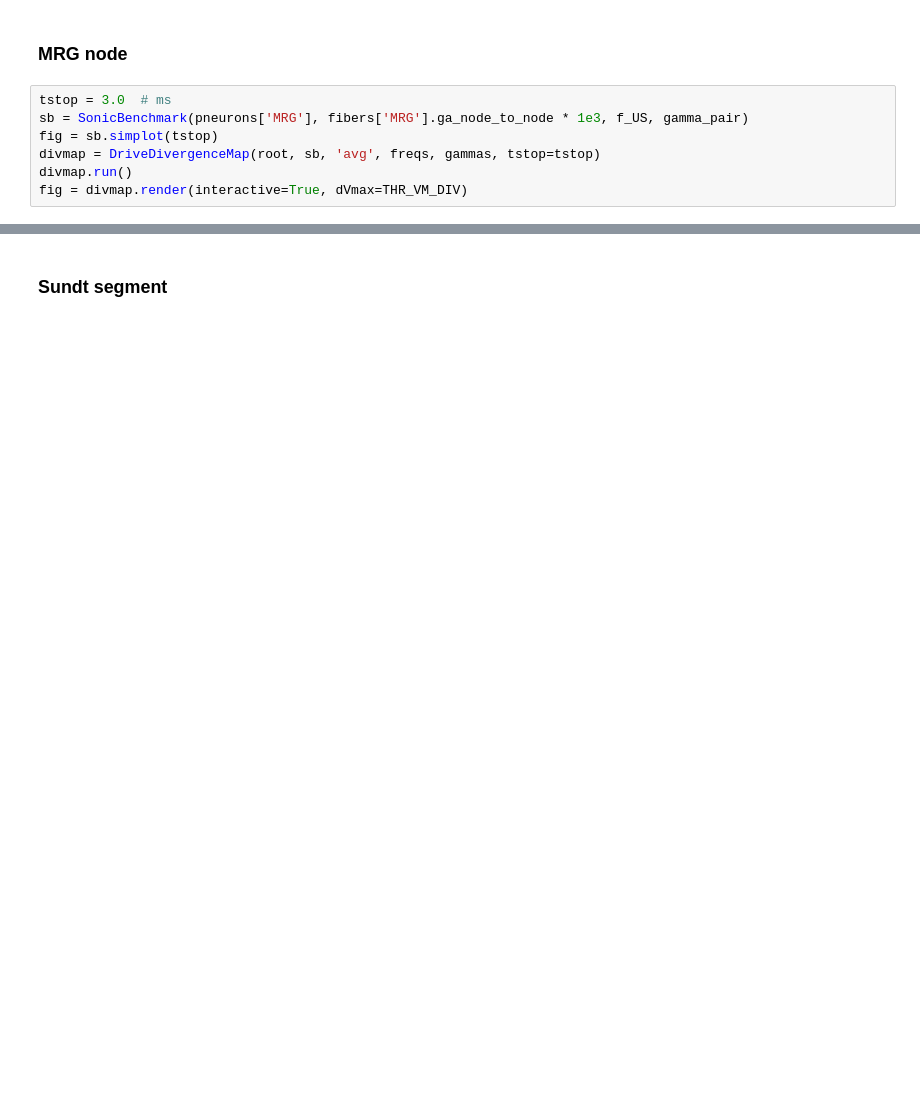
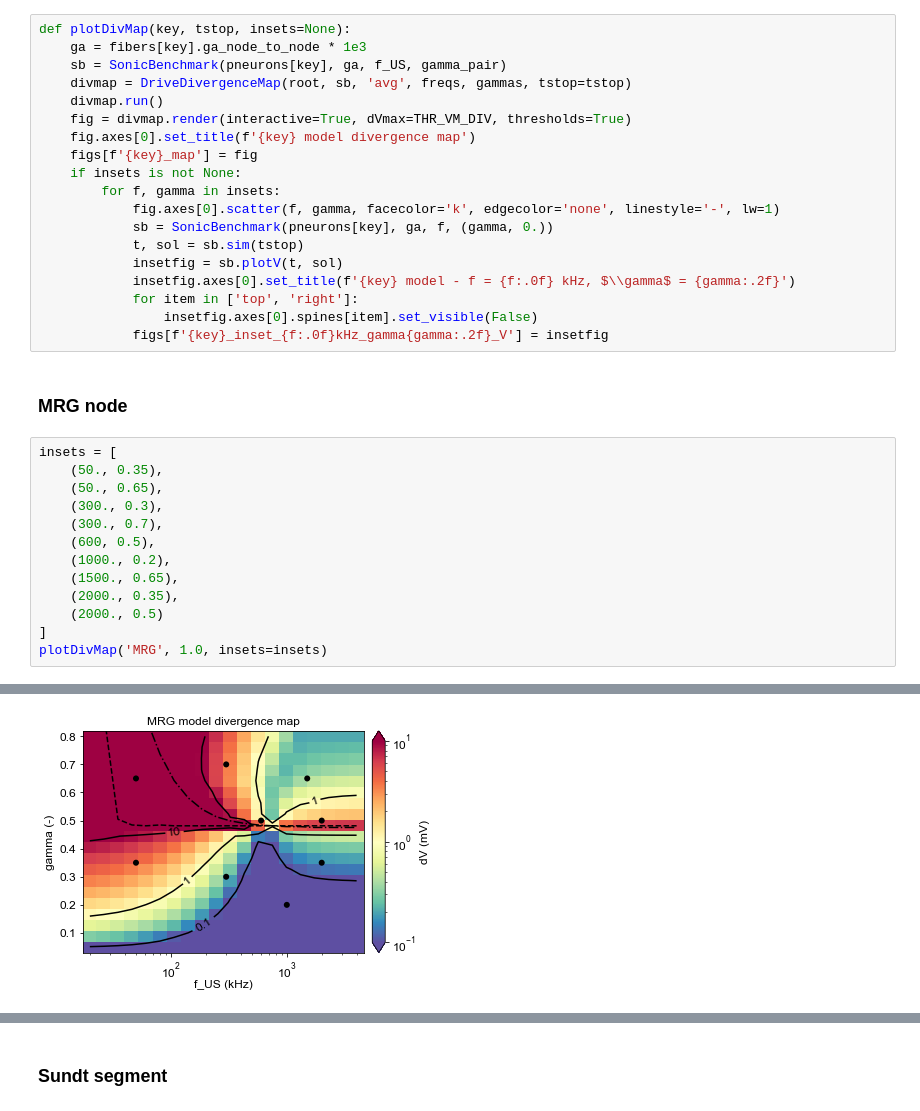
Before and after one commit to tjjlemaire/MorphoSONIC, a Jupyter notebook: notebooks/SONIC multi-comp benchmark.ipynb, the cells around one changed output, grey strips where cells are left out. Saved outputs shown, nothing was run; the diff lists cells and outputs as text; blank space fills up the shorter version.

```diff
--- a/notebooks/SONIC multi-comp benchmark.ipynb
+++ b/notebooks/SONIC multi-comp benchmark.ipynb
@@ -238,9 +198,35 @@ def plotDriveDivergenceMap(pneuron, fiber, tstop):
+# %%
+def plotDivMap(key, tstop, insets=None):
+    ga = fibers[key].ga_node_to_node * 1e3
+    sb = SonicBenchmark(pneurons[key], ga, f_US, gamma_pair)
+    divmap = DriveDivergenceMap(root, sb, 'avg', freqs, gammas, tstop=tstop)
+    divmap.run()
+    fig = divmap.render(interactive=True, dVmax=THR_VM_DIV, thresholds=True)
+    fig.axes[0].set_title(f'{key} model divergence map')
+    figs[f'{key}_map'] = fig
+    if insets is not None:
+        for f, gamma in insets:
+            fig.axes[0].scatter(f, gamma, facecolor='k', edgecolor='none', linestyle='-', lw=1)
+            sb = SonicBenchmark(pneurons[key], ga, f, (gamma, 0.))
+            t, sol = sb.sim(tstop)
+            insetfig = sb.plotV(t, sol)
+            insetfig.axes[0].set_title(f'{key} model - f = {f:.0f} kHz, $\\gamma$ = {gamma:.2f}')
+            for item in ['top', 'right']:
+                insetfig.axes[0].spines[item].set_visible(False)
+            figs[f'{key}_inset_{f:.0f}kHz_gamma{gamma:.2f}_V'] = insetfig
 # %% [markdown]
 ### MRG node
-# %%
-tstop = 3.0  # ms
-sb = SonicBenchmark(pneurons['MRG'], fibers['MRG'].ga_node_to_node * 1e3, f_US, gamma_pair)
-fig = sb.simplot(tstop)
-divmap = DriveDivergenceMap(root, sb, 'avg', freqs, gammas, tstop=tstop)
-divmap.run()
-fig = divmap.render(interactive=True, dVmax=THR_VM_DIV)
+# %%
+insets = [
+    (50., 0.35),
+    (50., 0.65),
+    (300., 0.3),
+    (300., 0.7),
+    (600, 0.5),
+    (1000., 0.2),
+    (1500., 0.65),
+    (2000., 0.35),
+    (2000., 0.5)
+]
+plotDivMap('MRG', 1.0, insets=insets)
+# %% [output]
@@ -246,0 +245 @@ fig = divmap.render(interactive=True, dVmax=THR_VM_DIV)
+[figure, added]
```
Also changed, not shown: parts of 14 cells of this notebook, 21 other files.
